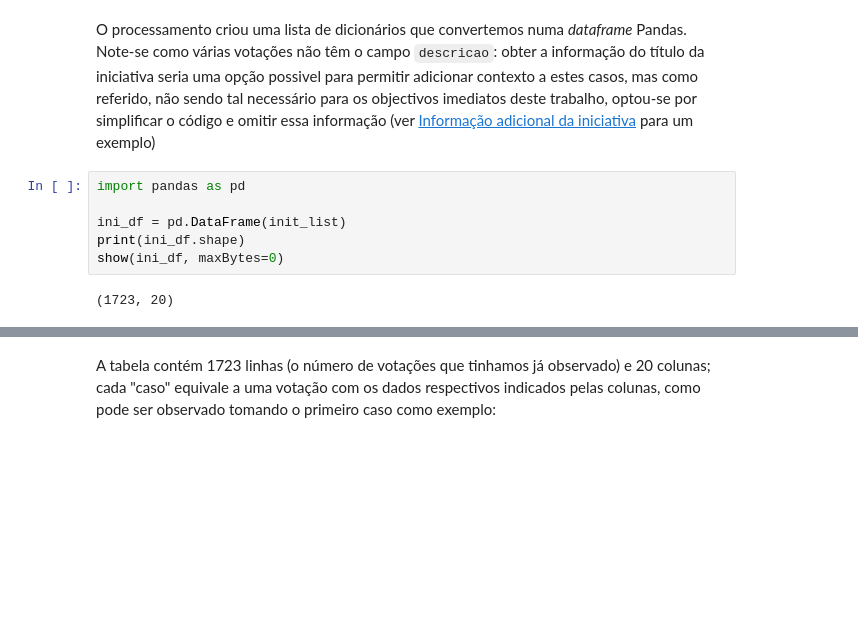
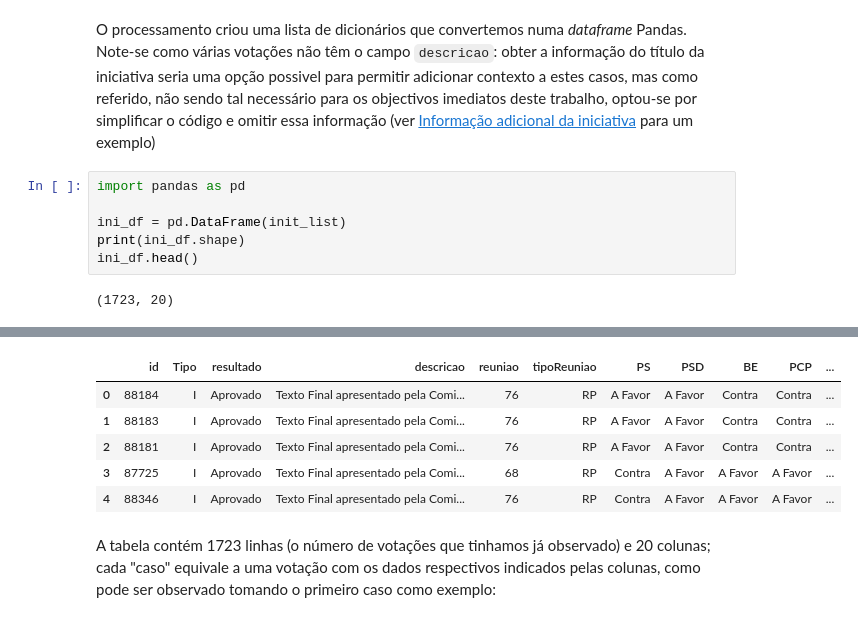
Before and after one commit to fsmunoz/pt-act-parlamentar, a Jupyter notebook: Actividade Parlamentar da XIV Legislatura.ipynb, the cells around one changed output, grey strips where cells are left out. Drawn from its saved outputs; the diff is of its cells as text; blank space fills up the shorter version.

```diff
--- a/Actividade Parlamentar da XIV Legislatura.ipynb
+++ b/Actividade Parlamentar da XIV Legislatura.ipynb
@@ -364,6 +362,6 @@ import pandas as pd
 
 ini_df = pd.DataFrame(init_list)
 print(ini_df.shape)
-show(ini_df, maxBytes=0)
+ini_df.head()
 # %% [output]
 (1723, 20)
@@ -371,3 +368,9 @@ show(ini_df, maxBytes=0)
+|  | id | Tipo | resultado | descricao | reuniao | tipoReuniao | PS | PSD | BE | PCP | ... |
+| 0 | 88184 | I | Aprovado | Texto Final apresentado pela Comi... | 76 | RP | A Favor | A Favor | Contra | Contra | ... |
+| 1 | 88183 | I | Aprovado | Texto Final apresentado pela Comi... | 76 | RP | A Favor | A Favor | Contra | Contra | ... |
+| 2 | 88181 | I | Aprovado | Texto Final apresentado pela Comi... | 76 | RP | A Favor | A Favor | Contra | Contra | ... |
+| 3 | 87725 | I | Aprovado | Texto Final apresentado pela Comi... | 68 | RP | Contra | A Favor | A Favor | A Favor | ... |
+| 4 | 88346 | I | Aprovado | Texto Final apresentado pela Comi... | 76 | RP | Contra | A Favor | A Favor | A Favor | ... |
 # %% [markdown]
 A tabela contém 1723 linhas (o número de votações que tinhamos já observado) e 20 colunas; cada "caso" equivale a uma votação com os dados respectivos indicados pelas colunas, como pode ser observado tomando o primeiro caso como exemplo:
 # %%
```
Also changed, not shown: parts of 24 cells of this notebook.
